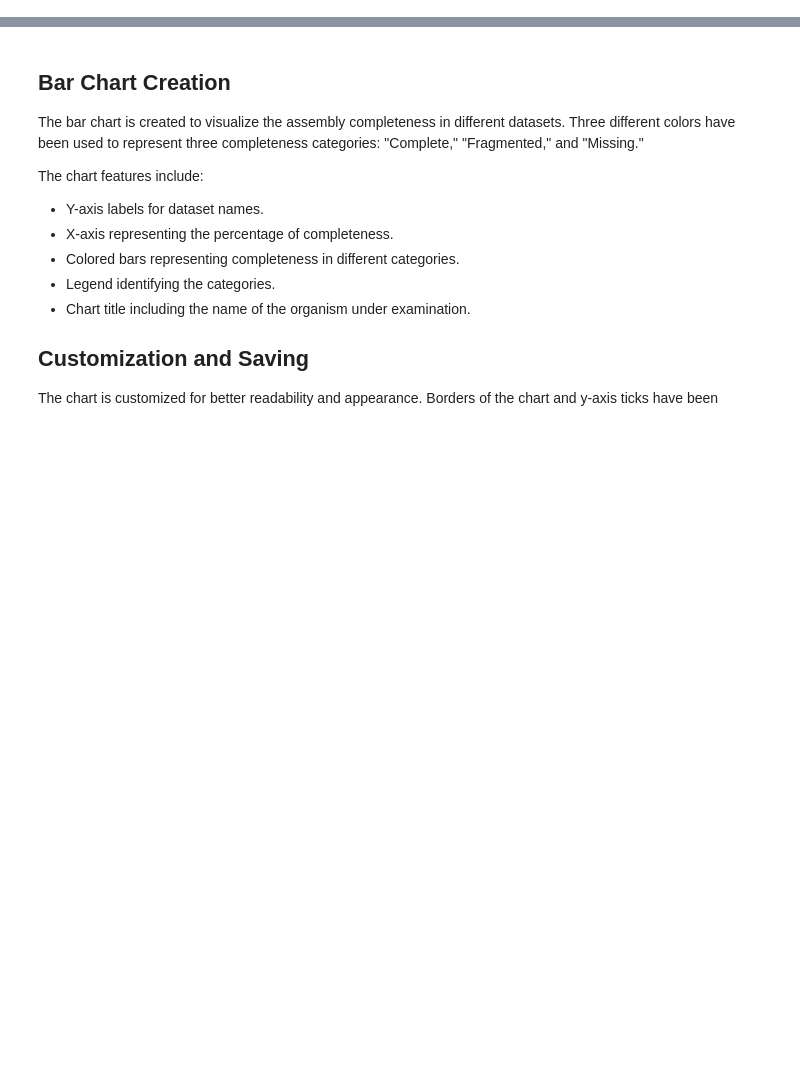
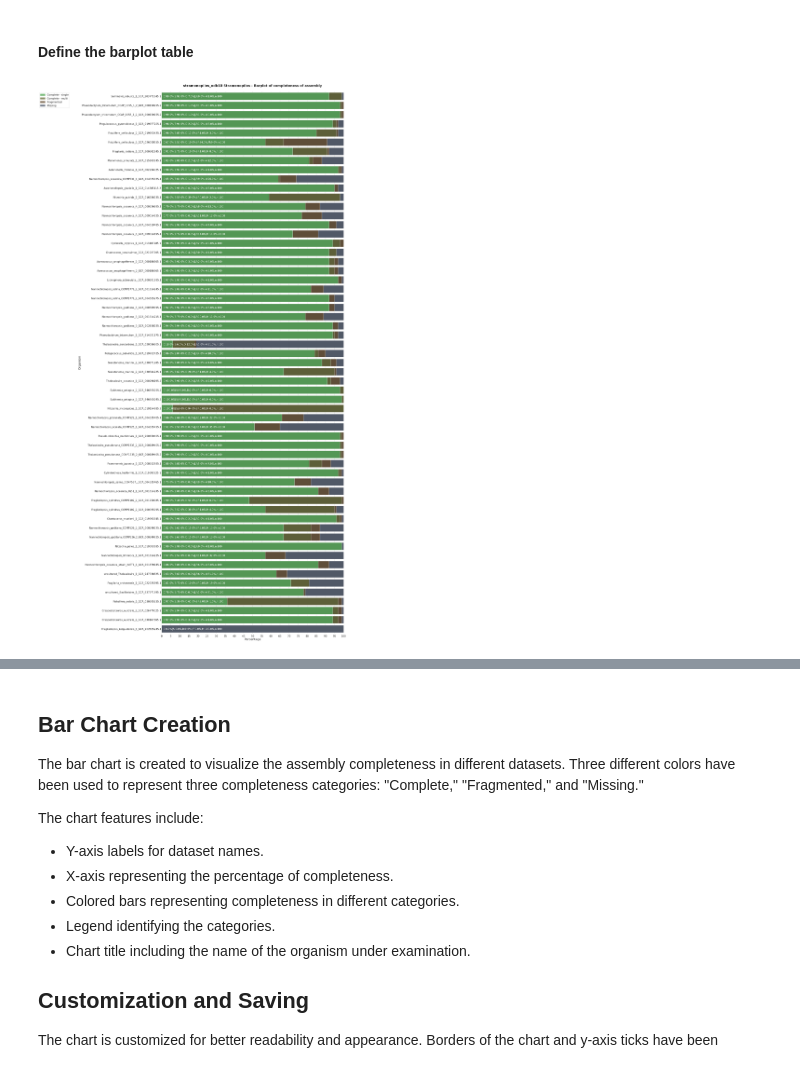
Before and after one commit to lorenzo-arcioni/BioSwiftAnalytics, a Jupyter notebook: busco-results-plot.ipynb, the cells around one changed output, grey strips where cells are left out. Saved outputs shown, nothing was run; the diff lists cells and outputs as text; code cells hidden in the pictures; blank space fills up the shorter version.

```diff
--- a/busco-results-plot.ipynb
+++ b/busco-results-plot.ipynb
@@ -20,3 +20,5 @@ Before proceeding with the analysis, some initial configurations have been made,
 
 ## Data Loading
 The data required for analysis is contained in JSON files, and these data are loaded and analyzed in the notebook. The paths to JSON files were obtained by iterating through directories within the specified path.
+# %% [markdown]
+#### Define the barplot table
@@ -22,0 +125,8 @@ The data required for analysis is contained in JSON files, and these data are lo
+# %%
+df = summary_data[(summary_data['group'] == 'Stramenopiles')]
+outpath = '/home/lorenzo/Documenti/microalghe/'
+filename = 'Stramenopiles_busco_barplot'
+
+graph_busco_barplot(df, outpath, filename)
+# %% [output]
+[figure, added]
```
Also changed, not shown: parts of 12 cells of this notebook, 3 other files.
